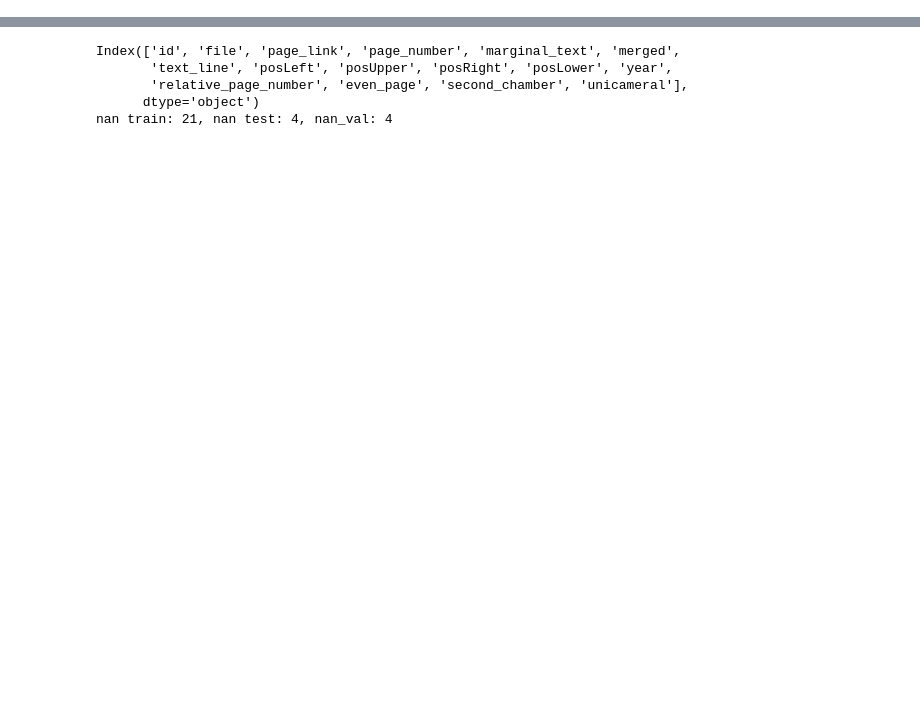
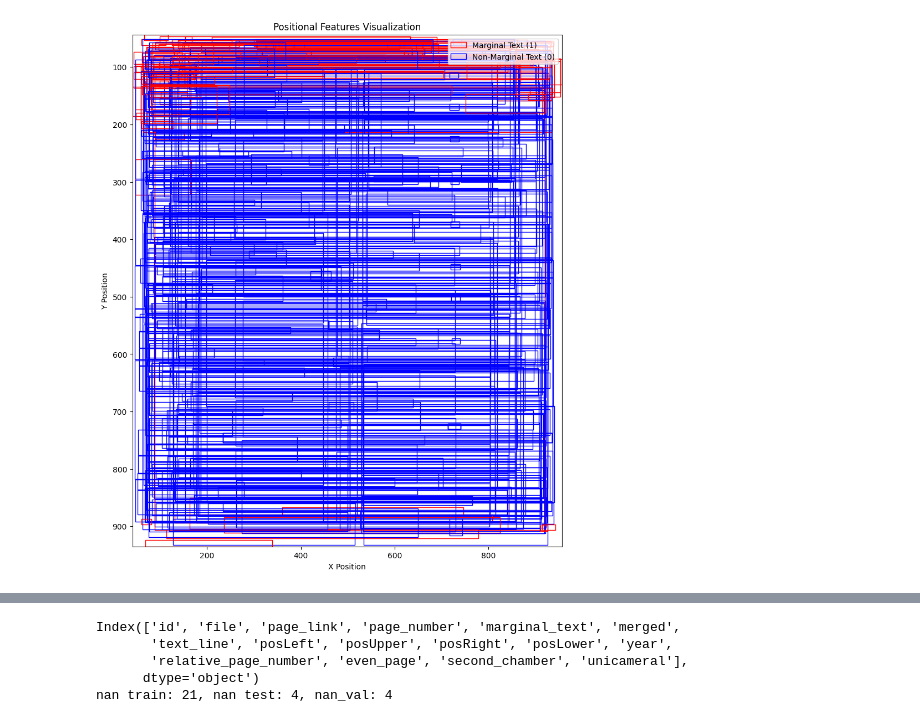
Before and after one commit to Ellaa-s/swerik, a Jupyter notebook: plot_pos_features.ipynb, the cells around one changed output, grey strips where cells are left out. Cells and saved outputs as stored; diff of their text form; code cells hidden in the pictures; blank space fills up the shorter version.

```diff
--- a/plot_pos_features.ipynb
+++ b/plot_pos_features.ipynb
@@ -2,4 +4,49 @@
 import pandas as pd
 import matplotlib.pyplot as plt
 from matplotlib.patches import Rectangle
+# %%
+## Vizualize positional features and the classification of the test dataset
+
+# Load the data
+csv_file = "./data/test_pos_set.csv"
+data = pd.read_csv(csv_file)
+
+# Initialize the plot
+fig, ax = plt.subplots(figsize=(10, 12))
+
+# Determine the bounds of the plot based on your data
+x_min, x_max = data['posLeft'].min(), data['posRight'].max()
+y_min, y_max = data['posUpper'].min(), data['posLower'].max()
+
+# Loop through each row to draw rectangles
+for _, row in data.iterrows():
+    color = 'red' if row['marginal_text'] == 1 else 'blue'
+    #if row['marginal_text'] == 1:
+    #if row['merged'] == 1:
+    rect = Rectangle(
+        (row['posLeft'], row['posUpper']),  # (x, y) lower-left corner
+        row['posRight'] - row['posLeft'],  # width
+        row['posLower'] - row['posUpper'],  # height
+        edgecolor=color,
+        facecolor='none'
+        )
+    ax.add_patch(rect)
+
+# Set plot limits dynamically
+ax.set_xlim(x_min, x_max)
+ax.set_ylim(y_max, y_min)  # Inverted Y-axis for page layout
+
+# Add labels and title
+ax.set_xlabel('X Position')
+ax.set_ylabel('Y Position')
+ax.set_title('Positional Features Visualization')
+
+# Add a legend
+handles = [Rectangle((0, 0), 1, 1, edgecolor='red', facecolor='none'),
+           Rectangle((0, 0), 1, 1, edgecolor='blue', facecolor='none')]
+ax.legend(handles, ['Marginal Text (1)', 'Non-Marginal Text (0)'], loc='upper right')
+
+plt.show()
+# %% [output]
+[figure, added]
 # %%
```
Also changed, not shown: parts of 5 cells of this notebook, 4 other files.
